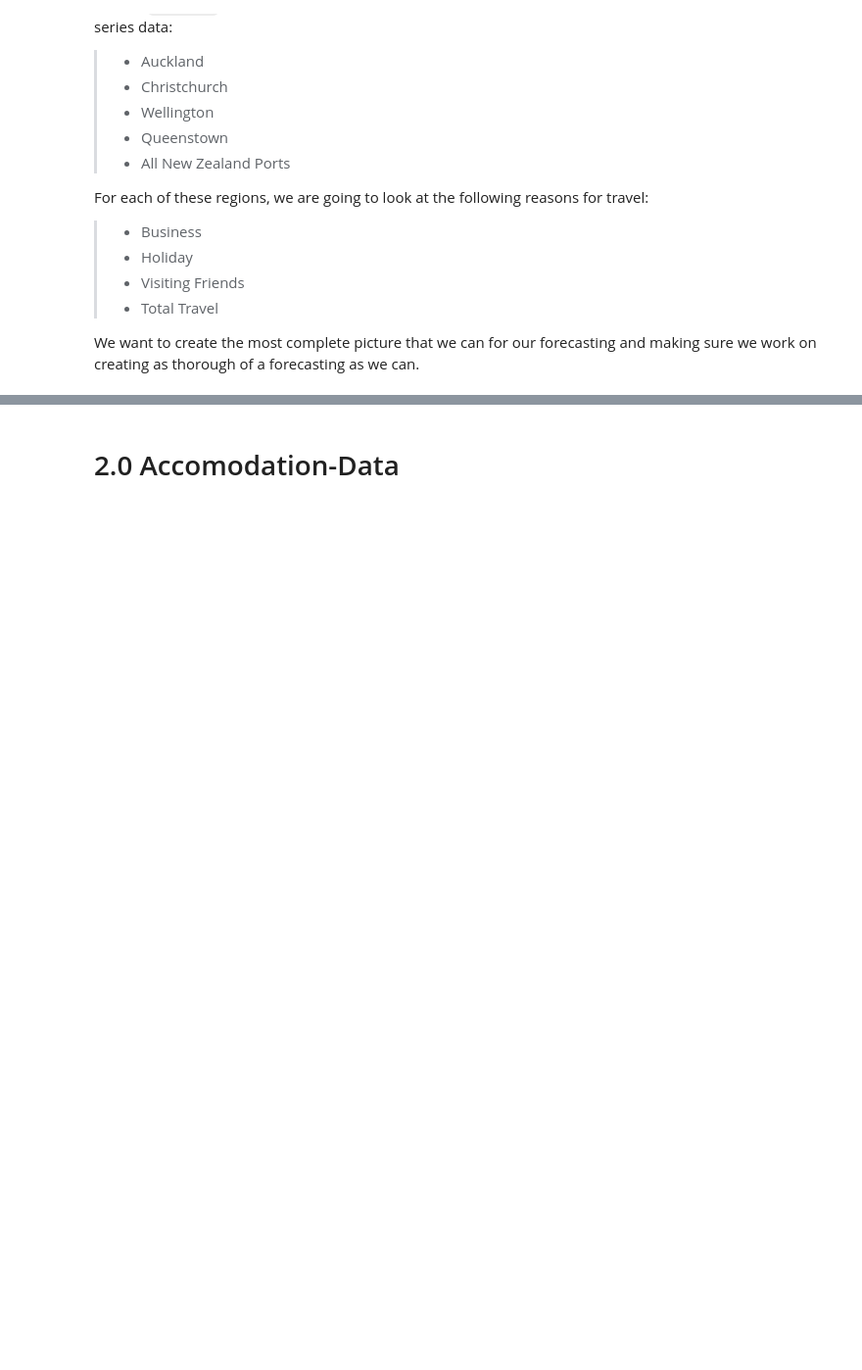
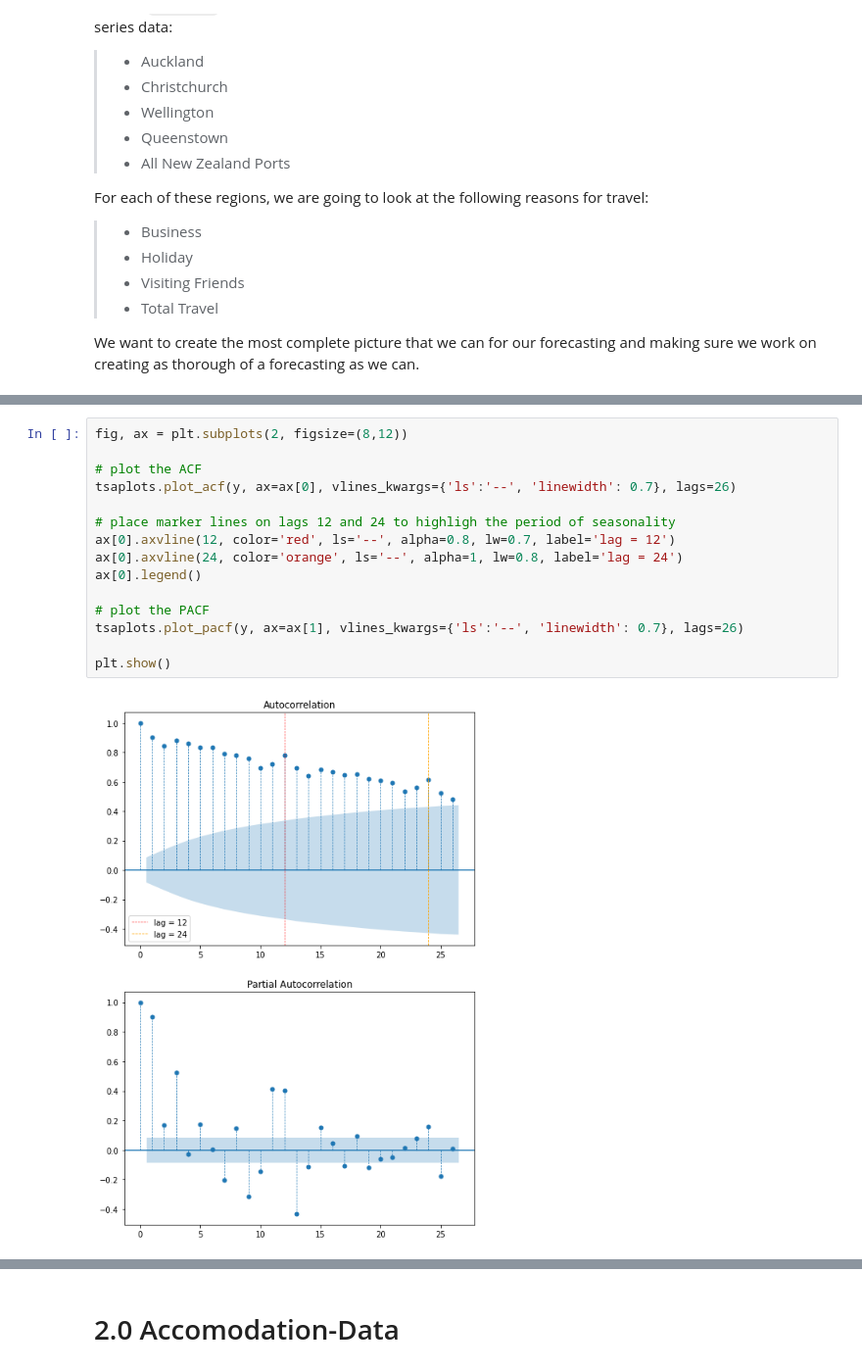
Before and after one commit to lutimoth/Tourism-Forecasting, a Jupyter notebook: Notebooks/Pre-process and Modeling for New Zealand Forecasting Data.ipynb, the cells around one changed output, grey strips where cells are left out. Shown at 98% size. Drawn from its saved outputs; the diff is of its cells as text; blank space fills up the shorter version.

```diff
--- a/Notebooks/Pre-process and Modeling for New Zealand Forecasting Data.ipynb
+++ b/Notebooks/Pre-process and Modeling for New Zealand Forecasting Data.ipynb
@@ -55,0 +224,17 @@ We want to create the most complete picture that we can for our forecasting and
+# %%
+fig, ax = plt.subplots(2, figsize=(8,12))
+
+# plot the ACF
+tsaplots.plot_acf(y, ax=ax[0], vlines_kwargs={'ls':'--', 'linewidth': 0.7}, lags=26)
+
+# place marker lines on lags 12 and 24 to highligh the period of seasonality
+ax[0].axvline(12, color='red', ls='--', alpha=0.8, lw=0.7, label='lag = 12')
+ax[0].axvline(24, color='orange', ls='--', alpha=1, lw=0.8, label='lag = 24')
+ax[0].legend()
+
+# plot the PACF
+tsaplots.plot_pacf(y, ax=ax[1], vlines_kwargs={'ls':'--', 'linewidth': 0.7}, lags=26)
+
+plt.show()
+# %% [output]
+[figure, added]
```
Also changed, not shown: parts of 25 cells of this notebook.
